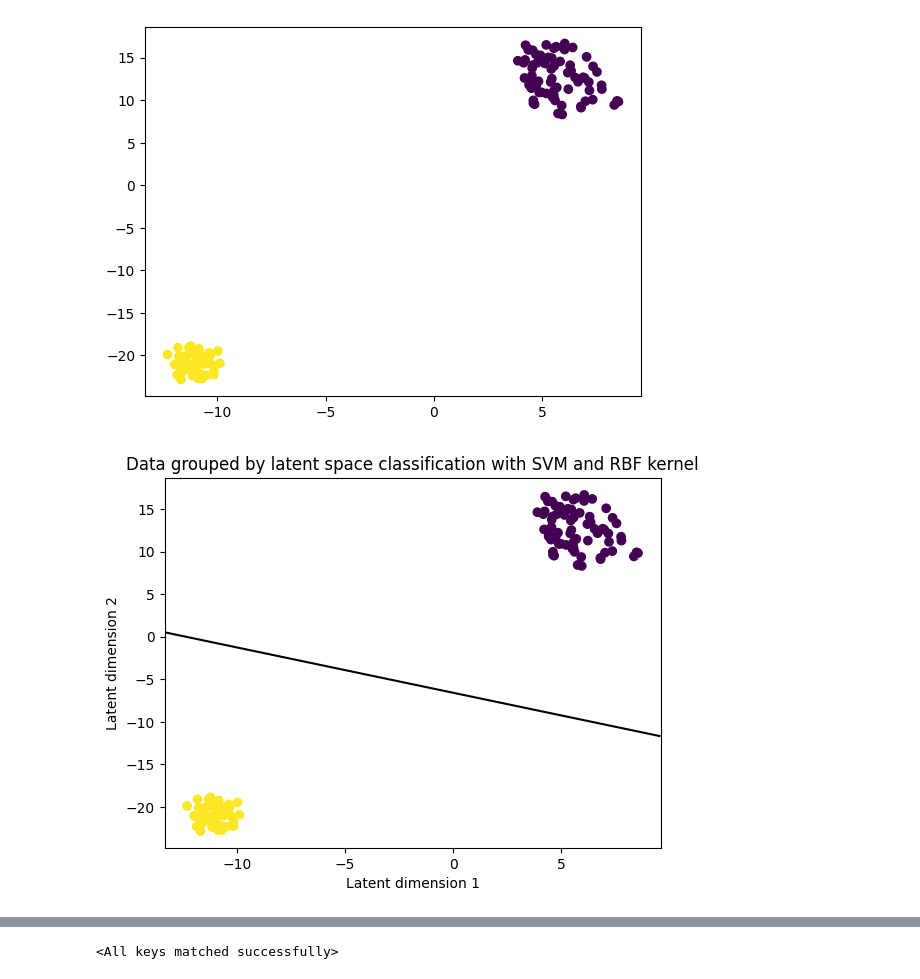
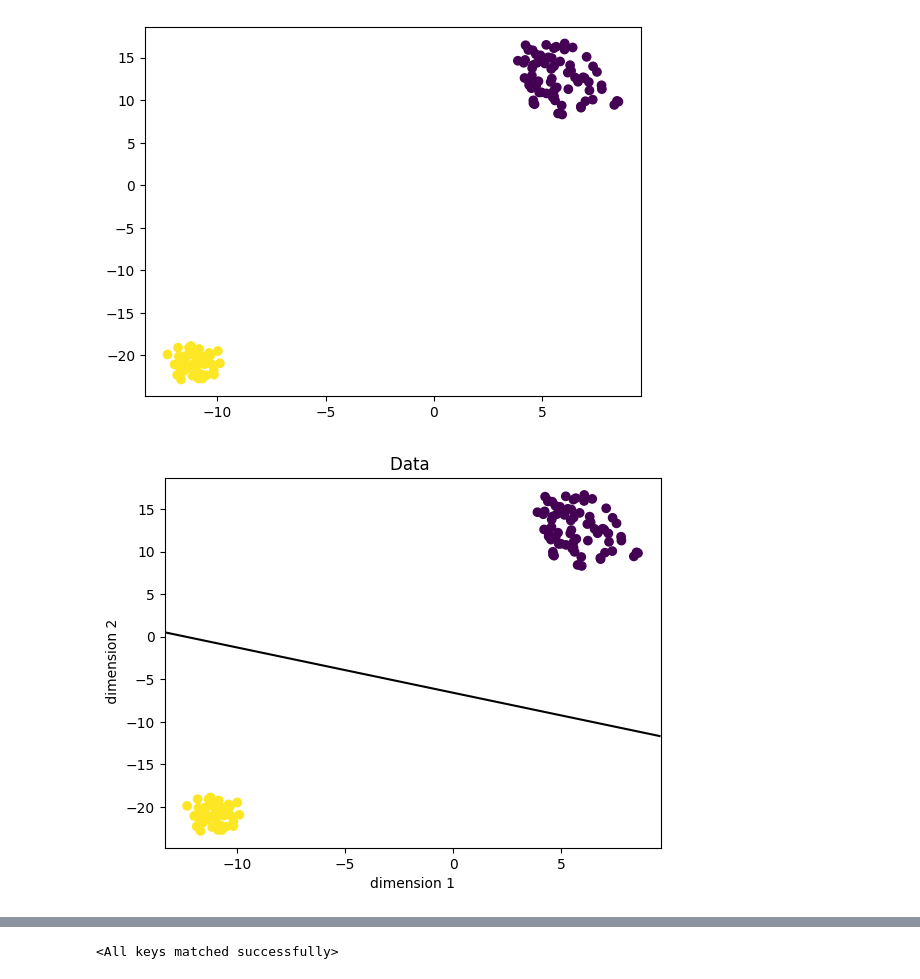
Before and after one commit to StefRodopCodes94/CounterFactual-VAE, a Jupyter notebook: Model/VAE.ipynb, the cells around one changed output, grey strips where cells are left out. Cells and saved outputs as stored; diff of their text form; code cells hidden in the pictures.

```diff
--- a/Model/VAE.ipynb
+++ b/Model/VAE.ipynb
@@ -55,6 +49,6 @@ b.shape
 # %%
 # Load the digits dataset and split it into training and test sets
-X_train, X_test, y_train, y_test = train_test_split(matrix_combined, labels, random_state=42)
+X_train, X_test, y_train, y_test = train_test_split(matrix_combined, y, random_state=42)
 
 # Use t-SNE to reduce the dimensionality of the data to two dimensions
 tsne = TSNE(n_components=2, random_state=0, n_iter=1000 )
@@ -78,26 +72,26 @@ plt.show()
 # %%
 clf = LogisticRegression(random_state=42, max_iter=1000)
 clf.fit(X_tsne, y_train)
 # Create a scatter plot of the latent space coordinates, color-coded by group
 plt.scatter(X_tsne[:, 0], X_tsne[:, 1], c = y_train )
 
 # Add axis labels and a title
-plt.xlabel('Latent dimension 1')
-plt.ylabel('Latent dimension 2')
-plt.title('Data grouped by latent space classification with SVM and RBF kernel')
+plt.xlabel( 'dimension 1')
+plt.ylabel(' dimension 2')
+plt.title('Data ')
 
 # Add the decision boundaries to the plot
 xlim = plt.xlim()
 ylim = plt.ylim()
 xx, yy = np.meshgrid(np.linspace(*xlim, num=100), np.linspace(*ylim, num=100))
 Z = clf.decision_function(np.c_[xx.ravel(), yy.ravel()])
 Z = Z.reshape(xx.shape)
 plt.contour(xx, yy, Z, colors='k', levels=[0], linestyles=['-'])
 
 # Show the plot
 plt.show()
 # %% [output]
-[figure, old version]
+[figure, new version]
 # %%
 class VAE(nn.Module):
     def __init__(self, input_dim, hidden_dim, z_dim):
```
Also changed, not shown: parts of 17 cells of this notebook, 1 other file.
